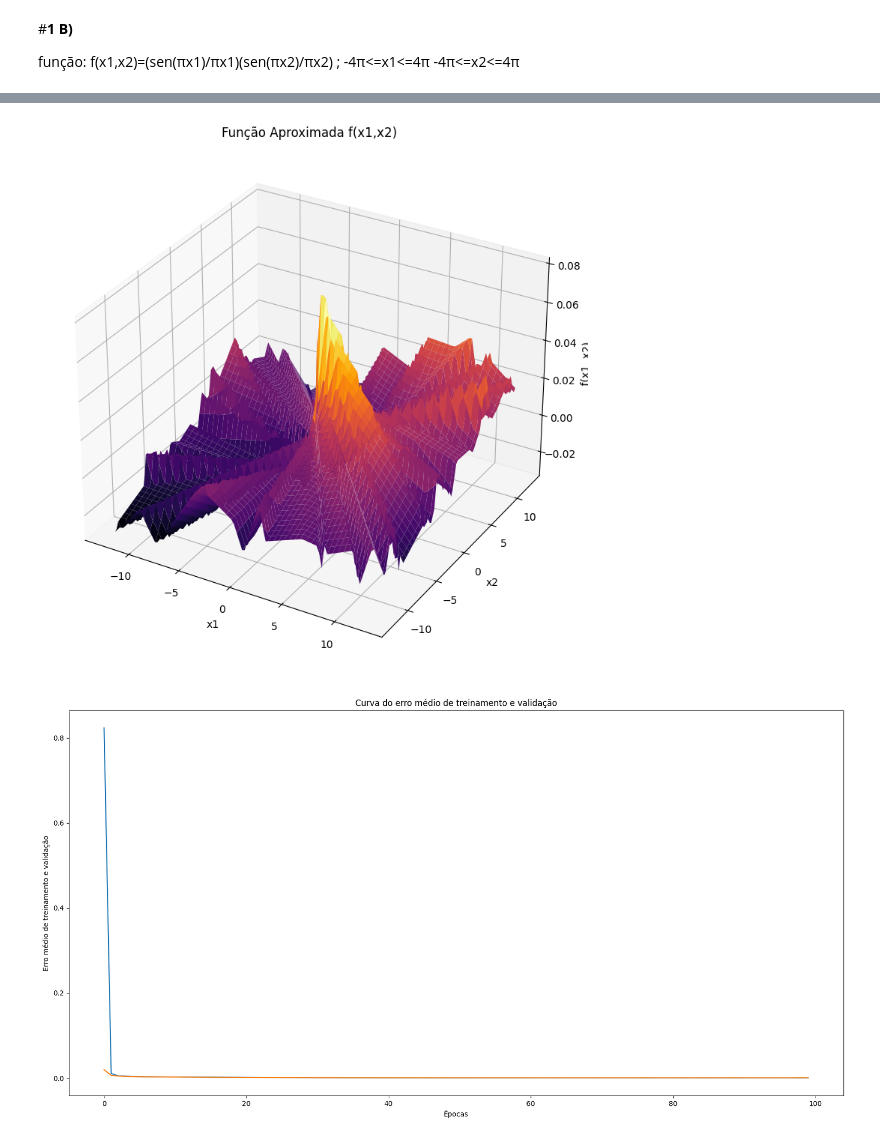
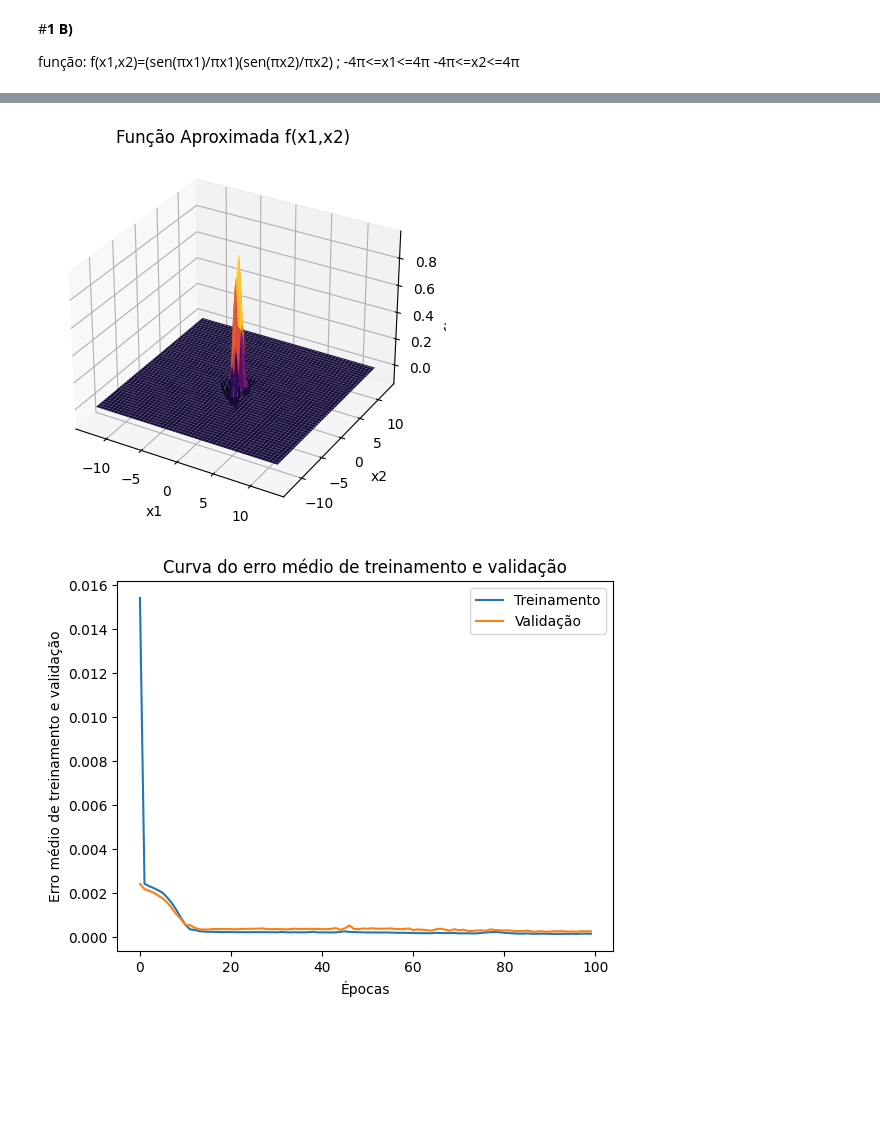
Before and after one commit to luizdts/artificial-intelligence, a Jupyter notebook: Unidade 2/Questao01.ipynb, the cells around one changed output, grey strips where cells are left out. Cells and saved outputs as stored; diff of their text form; code cells hidden in the pictures; blank space fills up the shorter version.

```diff
--- a/Unidade 2/Questao01.ipynb
+++ b/Unidade 2/Questao01.ipynb
@@ -201,13 +201,13 @@ x2_val = np.random.uniform(-4*np.pi, 4*np.pi, num_samples)
 y_train = function(x1_train, x2_train)
 y_val = function(x1_val, x2_val)
 
-# Achatando os dados para usar como entrada na rede neural
-input_data = np.column_stack((X.flatten(), Y.flatten()))
-
 # Arquitetura da rede neural
 model = Sequential()
-model.add(Dense(32, input_dim=2, activation='relu'))
+model.add(Dense(16, input_dim=2, activation='relu'))
+model.add(Dense(32, activation='relu')) # Adicionada uma arquitetura de camadas mais sofisticada
 model.add(Dense(32, activation='relu'))
+model.add(Dense(16, activation='relu'))
+model.add(Dense(8, activation='relu'))
 model.add(Dense(1))
 
 # Compilação e treinamento do modelo
@@ -230,7 +230,15 @@ train2_loss = model.evaluate(np.column_stack((x1_train, x2_train)), y_train)
 # %%
+#Gerando pontos para desenhar os gráficos da função analítica e de curva aproximada
+n_points = 100
+x1 = np.linspace(-4*np.pi, 4*np.pi, n_points)
+x2 = np.linspace(-4*np.pi, 4*np.pi, n_points)
+X1, X2 = np.meshgrid(x1, x2)
+Z_target = function(X1, X2)
+Z_approx = model.predict(np.column_stack((X1.flatten(), X2.flatten()))).reshape(n_points, n_points)
+
 # Curva da função analítica
 fig = plt.figure()
-ax1 = fig.add_subplot(1, 2, 1, projection='3d')
+ax1 = fig.add_subplot(1, 1, 1, projection='3d')
 ax1.plot_surface(X1, X2, Z_target, cmap='inferno')
 ax1.set_title("Função Analítica f(x1,x2)")
 ax1.set_xlabel("x1")
@@ -239,7 +247,7 @@ ax1.set_zlabel("f(x1, x2)")
 
 # Curva da função aproximada pela rede neural
 fig = plt.figure()
-ax2 = fig.add_subplot(1, 2, 2, projection='3d')
+ax2 = fig.add_subplot(1, 1, 1, projection='3d')
 ax2.plot_surface(X1, X2, Z_approx, cmap='inferno')
 ax2.set_title("Função Aproximada f(x1,x2)")
 ax2.set_xlabel("x1")
@@ -249,7 +257,9 @@ ax2.set_zlabel("f(x1, x2)")
 # Curva do erro médio de treinamento
 plt.figure()
 plt.plot(history.history['loss'], label='Treinamento')
+plt.legend()
 plt.plot(history.history['val_loss'], label='Validação')
+plt.legend()
 plt.xlabel('Épocas')
 plt.ylabel('Erro médio de treinamento e validação')
 plt.title('Curva do erro médio de treinamento e validação')
@@ -259,2 +270,2 @@ plt.show()
-[figure, old version]
+[figure, new version]
-[figure, old version]
+[figure, new version]
```
Also changed, not shown: parts of 2 cells of this notebook.
